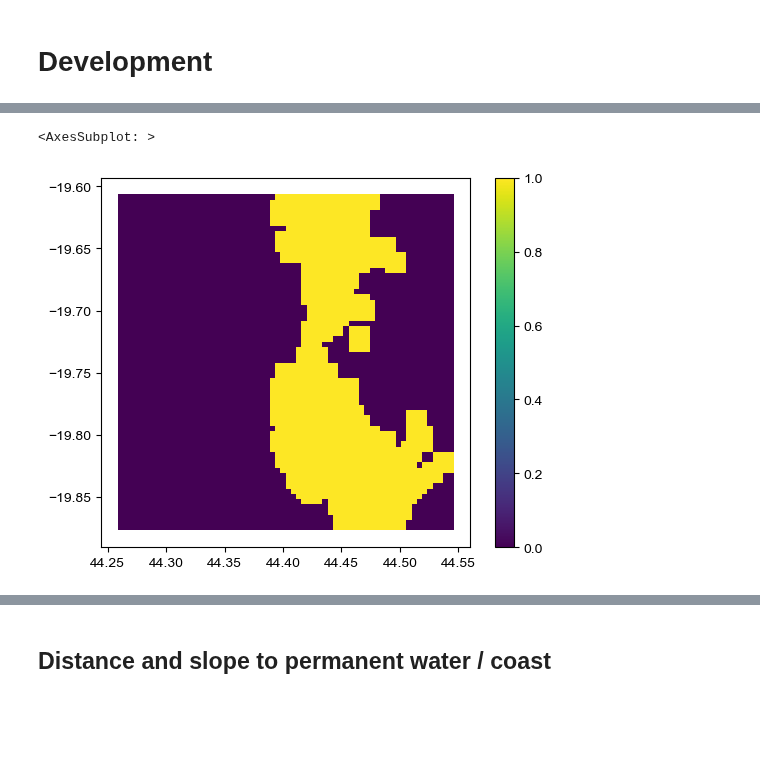
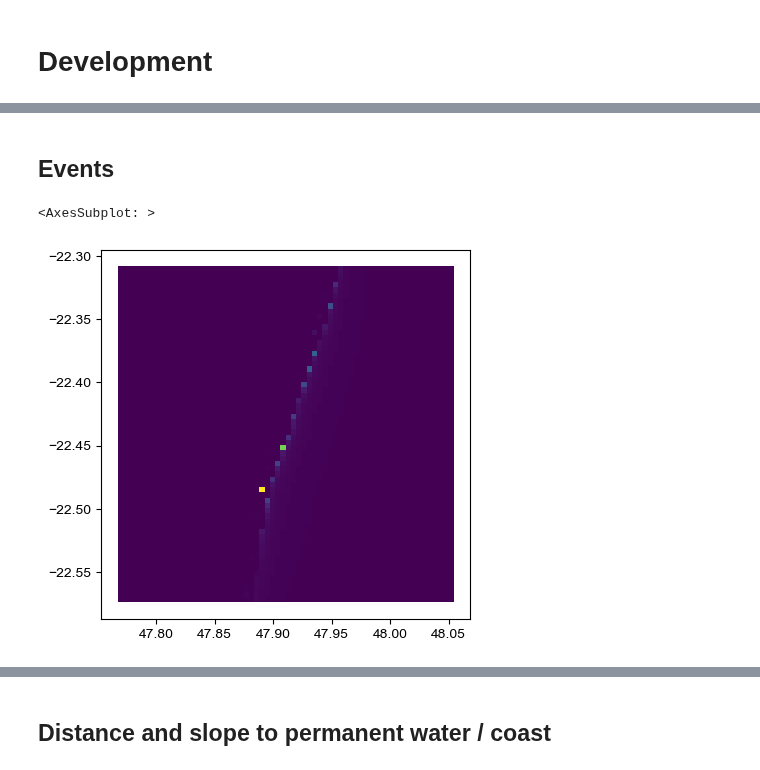
Before and after one commit to alisonpeard/hybridmodels, a Jupyter notebook: python/D. Development.ipynb, the cells around one changed output, grey strips where cells are left out. Saved outputs shown, nothing was run; the diff lists cells and outputs as text; code cells hidden in the pictures; blank space fills up the shorter version.

```diff
--- a/python/D. Development.ipynb
+++ b/python/D. Development.ipynb
@@ -3,8 +64,10 @@
+# %% [markdown]
+## Events
 # %%
 # setup cell
 # settings
-storm = "batsirai"
-region = "tsiribihina"
+storm = "emnati"
+region = "madagascar_7"
 nsubregions = 1
 subregion = 0
 
@@ -43,6 +106,7 @@ from shapely.geometry import box, shape
 import viz_utils
 import data_utils
 from event import Event, pwater_thresh
+import event as event_mod
 from importlib import reload
 
 import folium
@@ -73,6 +137,5 @@ wd = join(bd, 'storm_events', f"{storm}_{region}")
 
 # load event GeoDataFrame (as when getting data)
 event = Event(storm, region, nsubregions, wd, bd)
-event.make_grids()
 self = event
 # event.get_all_features(subregion)
@@ -83,5 +142,11 @@ gdf = gpd.read_parquet('/Users/alison/Documents/DPhil/hybridmodels/data/feature_
-# %%
-gdf.plot('mangrove_spatial', legend=True)
-# %% [output]
-<AxesSubplot: >
-[figure, removed]
+# %%
+reload(event_mod)
+
+# load event GeoDataFrame (as when getting data)
+event = event_mod.Event(storm, region, nsubregions, wd, bd)
+event.get_coast_dists(subregion, recalculate=True)
+gdf = event.get_feature_gdf(subregion)
+gdf.plot('slope_coast')
+# %% [output]
+<AxesSubplot: >
+[figure, added]
```
Also changed, not shown: parts of 13 cells of this notebook, 36 other files.
